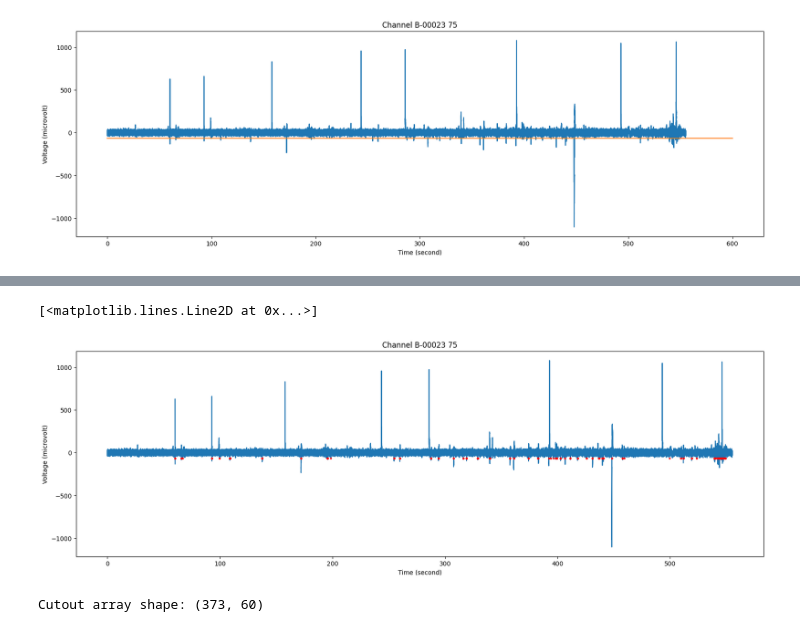
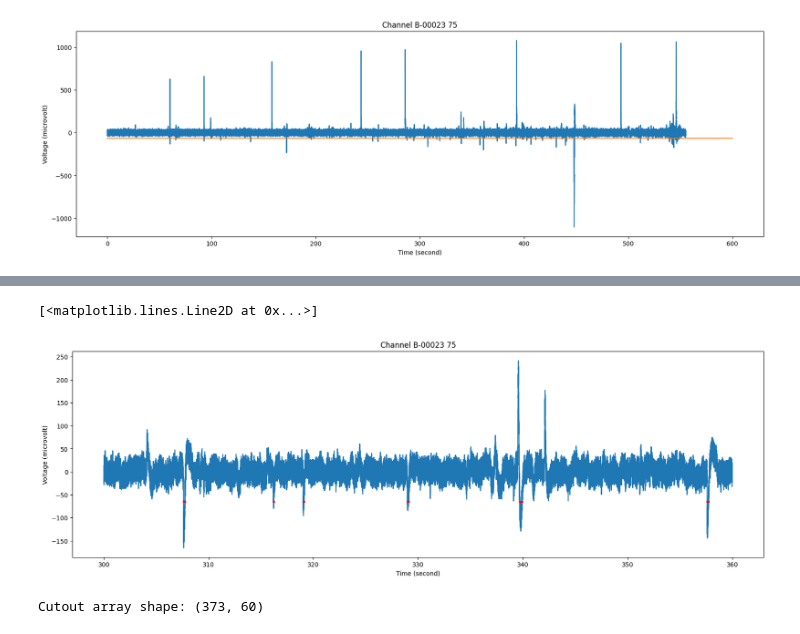
Before and after one commit to inesstsarah/scilifelab_mcs_organoid_analysis, a Jupyter notebook: signal_visualization.ipynb, the cells around one changed output, grey strips where cells are left out. Saved outputs shown, nothing was run; the diff lists cells and outputs as text; code cells hidden in the pictures.

```diff
--- a/signal_visualization.ipynb
+++ b/signal_visualization.ipynb
@@ -331,7 +331,7 @@ crossings = detect_threshold_crossings(signal, fs, spike_threshold, 0.003) # dea
 spks = align_to_minimum(signal, fs, crossings, 0.002) # search range 2 ms
 # %%
 timestamps = spks / fs
-range_in_s = (0, 600)
+range_in_s = (300, 360)
 spikes_in_range = timestamps[(timestamps >= range_in_s[0]) & (timestamps <= range_in_s[1])]
 # %%
 spikes_in_range
@@ -356,11 +347,11 @@ array([ 60.07385,  60.079  ,  60.12155,  60.13055,  65.6313 ,  65.64035,
 # %%
 
-plot_analog_stream_channel(electrode_stream, channel_idx = 46, show=False)
+plot_analog_stream_channel(electrode_stream, channel_idx = 46, from_in_s=300, to_in_s=360, show=False)
 plt.plot(spikes_in_range, [spike_threshold*1e6]*spikes_in_range.shape[0], 'ro', ms=2)
 plt.show()
 # %% [output]
 [<matplotlib.lines.Line2D at 0x...>]
-[figure, old version]
+[figure, new version]
 # %%
 pre = 0.001 # 1 ms
 post= 0.002 # 2 ms
```
Also changed, not shown: parts of 3 cells of this notebook, 2 other files.
